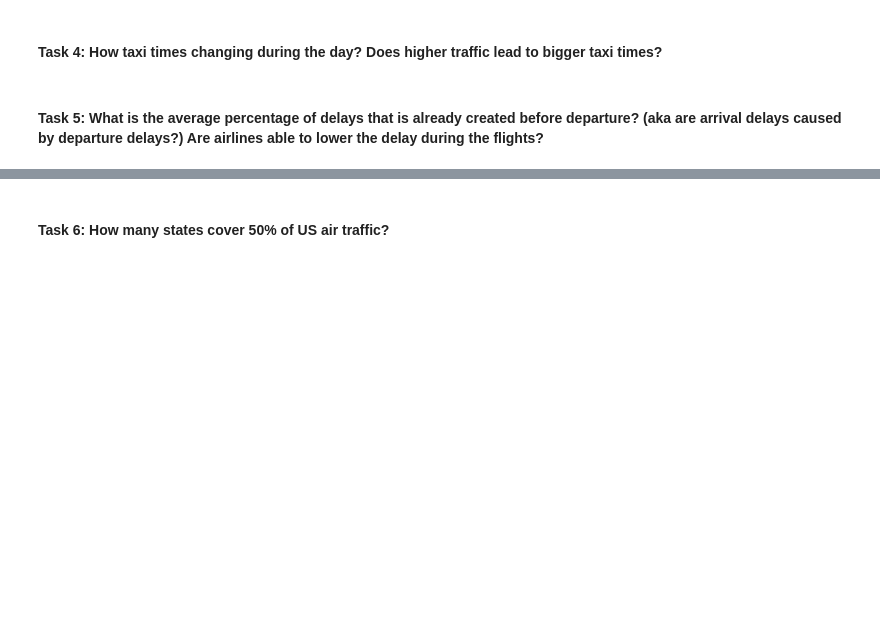
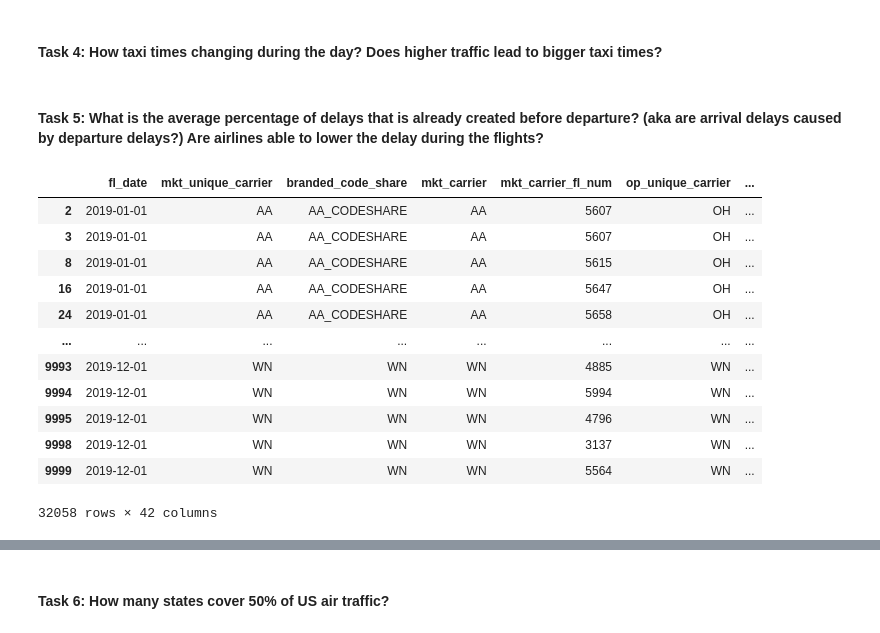
Before and after one commit to emre-bolcakan/mid-term-project-I, a Jupyter notebook: exploratory_analysis emre.ipynb, the cells around one changed output, grey strips where cells are left out. Cells and saved outputs as stored; diff of their text form; code cells hidden in the pictures; blank space fills up the shorter version.

```diff
--- a/exploratory_analysis emre.ipynb
+++ b/exploratory_analysis emre.ipynb
@@ -192,3 +238,19 @@ Test the hypothesis that these 4 delays are from the same distribution. If they
 #### **Task 4**: How taxi times changing during the day? Does higher traffic lead to bigger taxi times?
 # %% [markdown]
 #### **Task 5**: What is the average percentage of delays that is already created before departure? (aka are arrival delays caused by departure delays?) Are airlines able to lower the delay during the flights?
+# %%
+df[(df['dep_delay'] > 0) & (df['arr_delay'] > 0)]
+# %% [output]
+|  | fl_date | mkt_unique_carrier | branded_code_share | mkt_carrier | mkt_carrier_fl_num | op_unique_carrier | ... |
+| 2 | 2019-01-01 | AA | AA_CODESHARE | AA | 5607 | OH | ... |
+| 3 | 2019-01-01 | AA | AA_CODESHARE | AA | 5607 | OH | ... |
+| 8 | 2019-01-01 | AA | AA_CODESHARE | AA | 5615 | OH | ... |
+| 16 | 2019-01-01 | AA | AA_CODESHARE | AA | 5647 | OH | ... |
+| 24 | 2019-01-01 | AA | AA_CODESHARE | AA | 5658 | OH | ... |
+| ... | ... | ... | ... | ... | ... | ... | ... |
+| 9993 | 2019-12-01 | WN | WN | WN | 4885 | WN | ... |
+| 9994 | 2019-12-01 | WN | WN | WN | 5994 | WN | ... |
+| 9995 | 2019-12-01 | WN | WN | WN | 4796 | WN | ... |
+| 9998 | 2019-12-01 | WN | WN | WN | 3137 | WN | ... |
+| 9999 | 2019-12-01 | WN | WN | WN | 5564 | WN | ... |
+32058 rows × 42 columns
```
Also changed, not shown: parts of 20 cells of this notebook, 2 other files.
